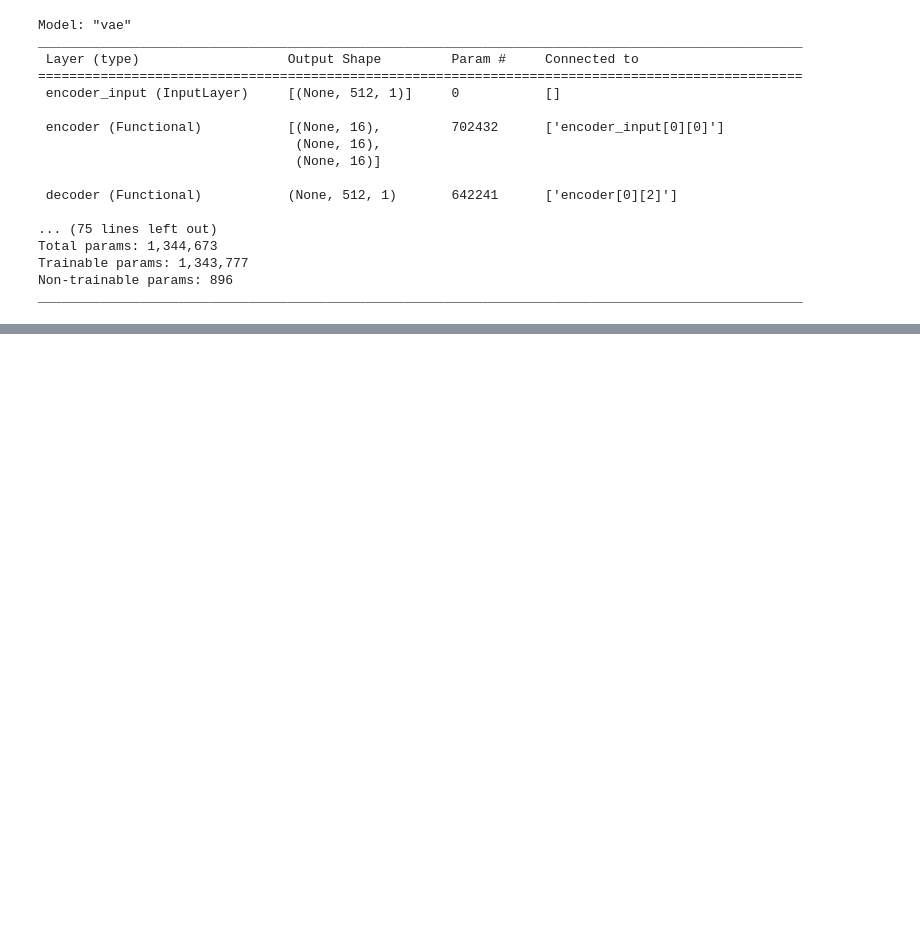
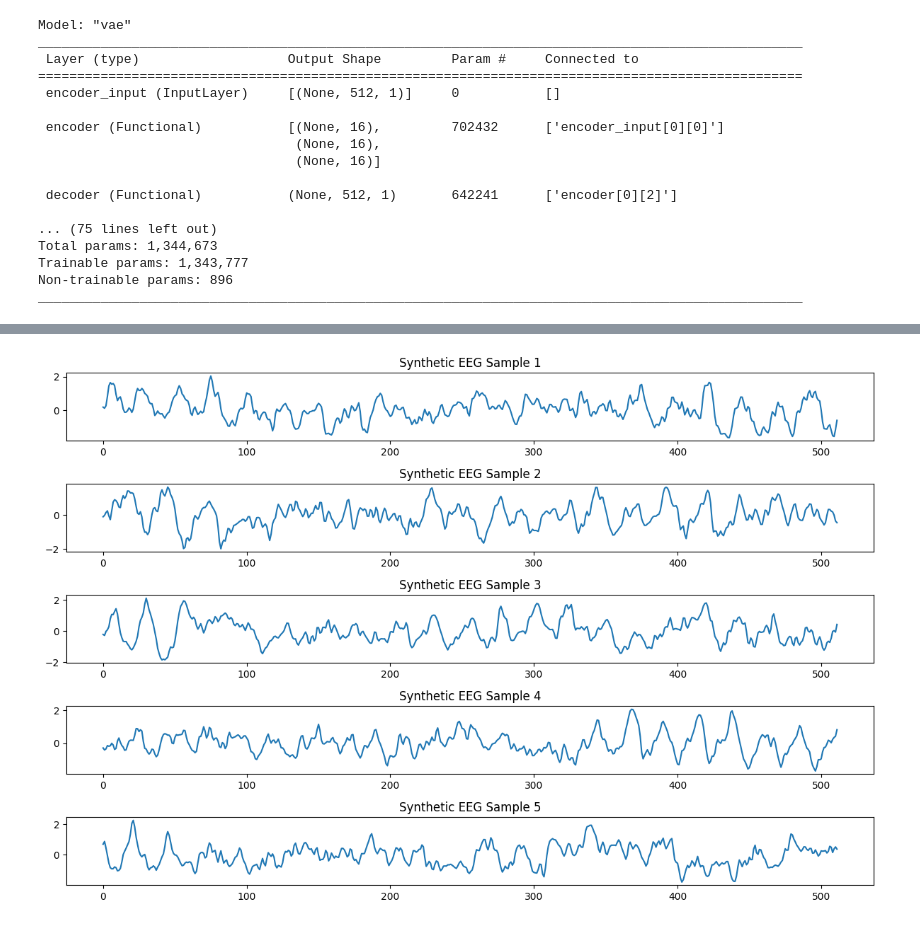
Before and after one commit to lebit-L1X/SkripsiCode, a Jupyter notebook: VAE model for EEG Data Augmentation.ipynb, the cells around one changed output, grey strips where cells are left out. Saved outputs shown, nothing was run; the diff lists cells and outputs as text; code cells hidden in the pictures; blank space fills up the shorter version.

```diff
--- a/VAE model for EEG Data Augmentation.ipynb
+++ b/VAE model for EEG Data Augmentation.ipynb
@@ -270,0 +285,29 @@ pred=vae.predict(X_test)
+# %%
+import numpy as np
+import matplotlib.pyplot as plt
+
+def generate_synthetic_eeg(decoder_model, num_samples=10, latent_dim=16):
+    # 1. Generate random vectors from a standard normal distribution
+    # This represents picking random points in your learned 'brain' space
+    random_latent_vectors = np.random.normal(size=(num_samples, latent_dim))
+
+    # 2. Use the decoder to turn these vectors into EEG signals
+    synthetic_signals = decoder_model.predict(random_latent_vectors)
+
+    # 3. Reshape for plotting (remove the last channel dimension if it's (Samples, 512, 1))
+    synthetic_signals = synthetic_signals.reshape(num_samples, 512)
+
+    return synthetic_signals
+
+# Generate 5 new signals
+new_signals = generate_synthetic_eeg(decoder, num_samples=5, latent_dim=16)
+
+# Plotting the results
+plt.figure(figsize=(12, 8))
+for i in range(5):
+    plt.subplot(5, 1, i + 1)
+    plt.plot(new_signals[i])
+    plt.title(f"Synthetic EEG Sample {i+1}")
+plt.tight_layout()
+plt.show()
+# %% [output]
@@ -271,2 +315,3 @@ pred=vae.predict(X_test)
+[figure, added]
 # %%
 # observing generated signals
```
Also changed, not shown: parts of 17 cells of this notebook.
